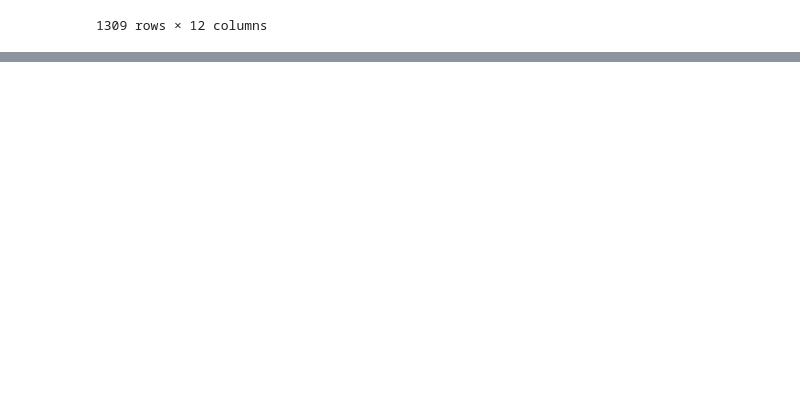
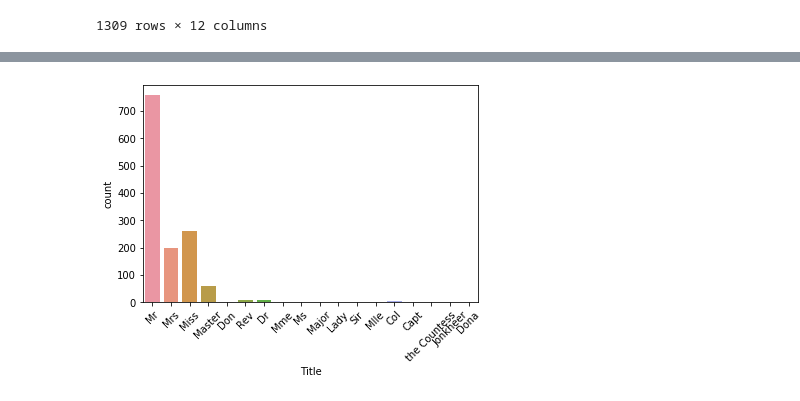
Before and after one commit to diegosilveiracn/titanic_kaggle, a Jupyter notebook: titanic_notebook.ipynb, the cells around one changed output, grey strips where cells are left out. Drawn from its saved outputs; the diff is of its cells as text; code cells hidden in the pictures; blank space fills up the shorter version.

Commit message:
Trabalhando na limpeza e transformação dos dados da coluna Name e Title.

```diff
--- a/titanic_notebook.ipynb
+++ b/titanic_notebook.ipynb
@@ -174,7 +176,7 @@ df
 # %% [markdown]
 Na célula a seguir, removemos a coluna Embarked.
 # %%
-df = df.drop(['Embarked'], axis=1)
+df.drop(['Embarked'],axis=1,inplace=True)
 df
 # %% [output]
 |  | Survived | Pclass | Name | Sex | Age | SibSp | Parch | Fare | Cabin | Embarked_C | ... |
@@ -198,6 +200,6 @@ df.loc[pd.isna(df['Fare'])]
 |  | Survived | Pclass | Name | Sex | Age | SibSp | Parch | Fare | Cabin | Embarked_C | ... |
 | 1043 | NaN | 3 | Storey, Mr. Thomas | 1 | 60.5 | 0 | 0 | NaN | 0 | 0 | ... |
 # %%
-medias = df[['Cabin','Fare']].groupby('Cabin').mean()['Fare']
+medias = df[['Pclass','Fare']].groupby('Pclass').mean()['Fare']
 medias
 # %% [output]
@@ -207,6 +210,6 @@ Cabin
 Name: Fare, dtype: float64
 # %%
-df['Fare'] = df['Fare'].fillna(medias[0])
+df['Fare'] = df['Fare'].fillna(medias[3])
 # %%
 df.loc[1043]
 # %% [output]
@@ -268,0 +255,3 @@ df.groupby('Title').count()
+# %%
+df.drop(['Name'],axis=1,inplace=True)
+df
@@ -268,0 +272,5 @@ df.groupby('Title').count()
+# %%
+g = sns.countplot(x="Title",data=df)
+g = plt.setp(g.get_xticklabels(),rotation=45)
+# %% [output]
+[figure, added]
```
Also changed, not shown: parts of 17 cells of this notebook.
